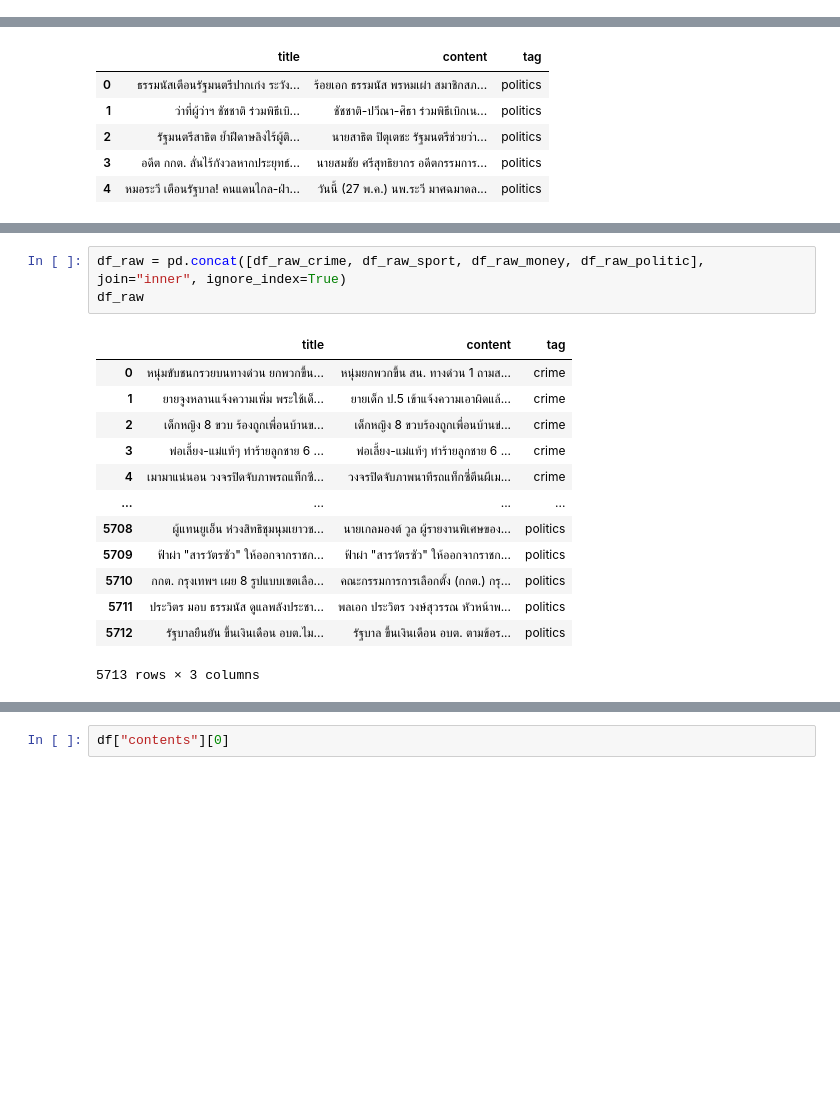
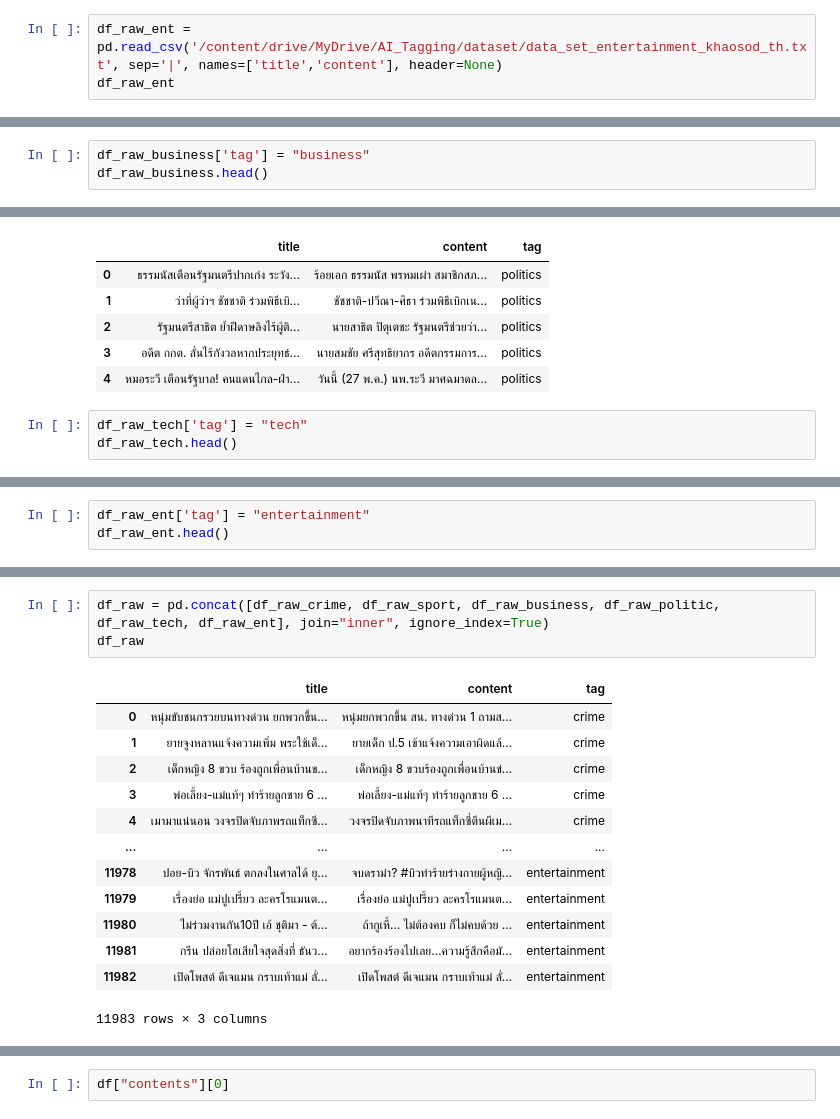
Before and after one commit to senior-project-ai-content-tagging/model, a Jupyter notebook: RF_Model_Thai.ipynb, the cells around one changed output, grey strips where cells are left out. Drawn from its saved outputs; the diff is of its cells as text; blank space fills up the shorter version.

```diff
--- a/RF_Model_Thai.ipynb
+++ b/RF_Model_Thai.ipynb
@@ -189,0 +328,3 @@ df_raw_politic
+# %%
+df_raw_ent = pd.read_csv('/content/drive/MyDrive/AI_Tagging/dataset/data_set_entertainment_khaosod_th.txt', sep='|', names=['title','content'], header=None)
+df_raw_ent
@@ -219,0 +368,3 @@ df_raw_money.head()
+# %%
+df_raw_business['tag'] = "business"
+df_raw_business.head()
@@ -227,3 +385,6 @@ df_raw_politic.head()
 | 2 | รัฐมนตรีสาธิต ย้ำฝีดาษลิงไร้ผู้ติ... | นายสาธิต ปิตุเตชะ รัฐมนตรีช่วยว่า... | politics |
 | 3 | อดีต กกต. ลั่นไร้กังวลหากประยุทธ์... | นายสมชัย ศรีสุทธิยากร อดีตกรรมการ... | politics |
 | 4 | หมอระวี เตือนรัฐบาล! คนแดนไกล-ฝ่า... | วันนี้ (27 พ.ค.) นพ.ระวี มาศฉมาดล... | politics |
+# %%
+df_raw_tech['tag'] = "tech"
+df_raw_tech.head()
@@ -229,0 +398,3 @@ df_raw_politic.head()
+# %%
+df_raw_ent['tag'] = "entertainment"
+df_raw_ent.head()
@@ -230,20 +408,20 @@ df_raw_politic.head()
 # %%
-df_raw = pd.concat([df_raw_crime, df_raw_sport, df_raw_money, df_raw_politic], join="inner", ignore_index=True)
+df_raw = pd.concat([df_raw_crime, df_raw_sport, df_raw_business, df_raw_politic, df_raw_tech, df_raw_ent], join="inner", ignore_index=True)
 df_raw
 # %% [output]
 |  | title | content | tag |
 | 0 | หนุ่มขับชนกรวยบนทางด่วน ยกพวกขึ้น... | หนุ่มยกพวกขึ้น สน. ทางด่วน 1 ถามส... | crime |
 | 1 | ยายจูงหลานแจ้งความเพิ่ม พระใช้เด็... | ยายเด็ก ป.5 เข้าแจ้งความเอาผิดแล้... | crime |
 | 2 | เด็กหญิง 8 ขวบ ร้องถูกเพื่อนบ้านข... | เด็กหญิง 8 ขวบร้องถูกเพื่อนบ้านข่... | crime |
 | 3 | พ่อเลี้ยง-แม่แท้ๆ ทำร้ายลูกชาย 6 ... | พ่อเลี้ยง-แม่แท้ๆ ทำร้ายลูกชาย 6 ... | crime |
 | 4 | เมามาแน่นอน วงจรปิดจับภาพรถแท็กซี... | วงจรปิดจับภาพนาทีรถแท็กซี่ตีนผีเม... | crime |
 | ... | ... | ... | ... |
-| 5708 | ผู้แทนยูเอ็น ห่วงสิทธิชุมนุมเยาวช... | นายเกลมองต์ วูล ผู้รายงานพิเศษของ... | politics |
-| 5709 | ฟ้าผ่า "สารวัตรซัว" ให้ออกจากราชก... | ฟ้าผ่า "สารวัตรซัว" ให้ออกจากราชก... | politics |
-| 5710 | กกต. กรุงเทพฯ เผย 8 รูปแบบเขตเลือ... | คณะกรรมการการเลือกตั้ง (กกต.) กรุ... | politics |
-| 5711 | ประวิตร มอบ ธรรมนัส ดูแลพลังประชา... | พลเอก ประวิตร วงษ์สุวรรณ หัวหน้าพ... | politics |
-| 5712 | รัฐบาลยืนยัน ขึ้นเงินเดือน อบต.ไม... | รัฐบาล ขึ้นเงินเดือน อบต. ตามข้อร... | politics |
+| 11978 | ปอย-บิว จักรพันธ์ ตกลงในศาลได้ ยุ... | จบดราม่า? #บิวทำร้ายร่างกายผู้หญิ... | entertainment |
+| 11979 | เรื่องย่อ แม่ปูเปรี้ยว ละครโรแมนต... | เรื่องย่อ แม่ปูเปรี้ยว ละครโรแมนต... | entertainment |
+| 11980 | ไม่ร่วมงานกัน10ปี เอ้ ชุติมา - ต้... | ถ้ากูเหี้… ไม่ต้องคบ ก็ไม่คบด้วย ... | entertainment |
+| 11981 | กรีน ปล่อยโฮเสียใจสุดสิ่งที่ ธันว... | อยากร้องร้องไปเลย…ความรู้สึกคือมั... | entertainment |
+| 11982 | เปิดโพสต์ ดีเจแมน กราบเท้าแม่ ลั่... | เปิดโพสต์ ดีเจแมน กราบเท้าแม่ ลั่... | entertainment |
-5713 rows × 3 columns
+11983 rows × 3 columns
 # %%
 df = df_raw[['title','content', 'tag']].dropna().reset_index(drop = True)
 df['contents'] = df['title'] + ' ' + df['content']
```
Also changed, not shown: parts of 68 cells of this notebook, 7 other files.
